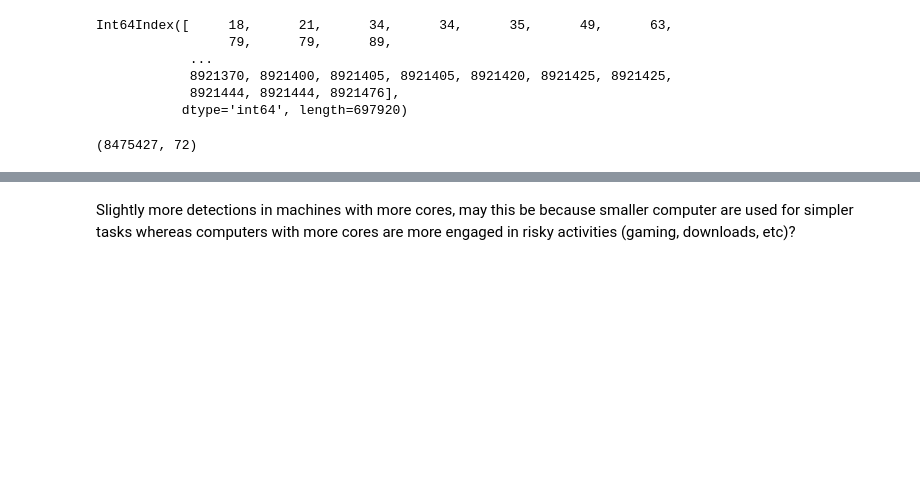
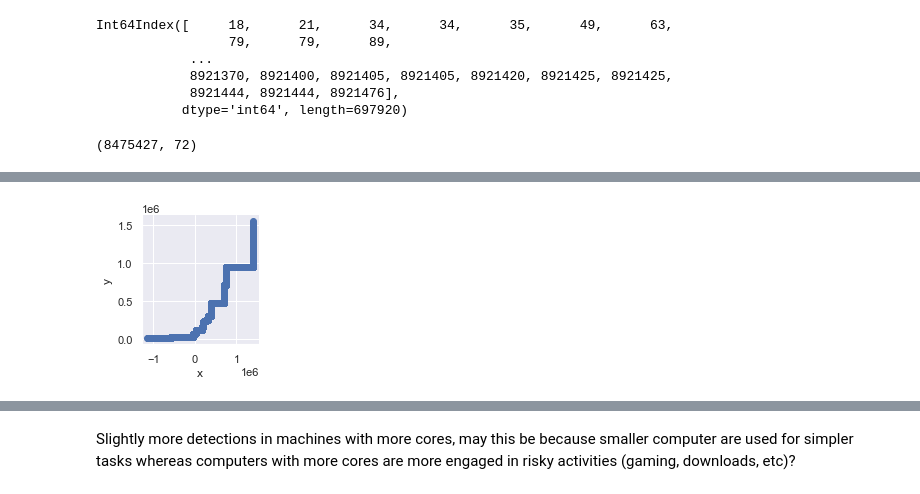
Before and after one commit to marco-riva/Capstone_2, a Jupyter notebook: notebooks/EDA.ipynb, the cells around one changed output, grey strips where cells are left out. Saved outputs shown, nothing was run; the diff lists cells and outputs as text; code cells hidden in the pictures; blank space fills up the shorter version.

```diff
--- a/notebooks/EDA.ipynb
+++ b/notebooks/EDA.ipynb
@@ -573,0 +586,10 @@ plt.tight_layout()
+# %%
+m = df['Census_PrimaryDiskTotalCapacity'].mean()
+s = df['Census_PrimaryDiskTotalCapacity'].std()
+x = np.random.normal(m, s, clean_df.shape[0])
+y = clean_df['Census_PrimaryDiskTotalCapacity']
+data = pd.DataFrame({'x':x, 'y':y})
+from seaborn_qqplot import pplot
+pplot(x='x', y='y', data=data, kind='qq');
+# %% [output]
+[figure, added]
```
Also changed, not shown: parts of 102 cells of this notebook.
